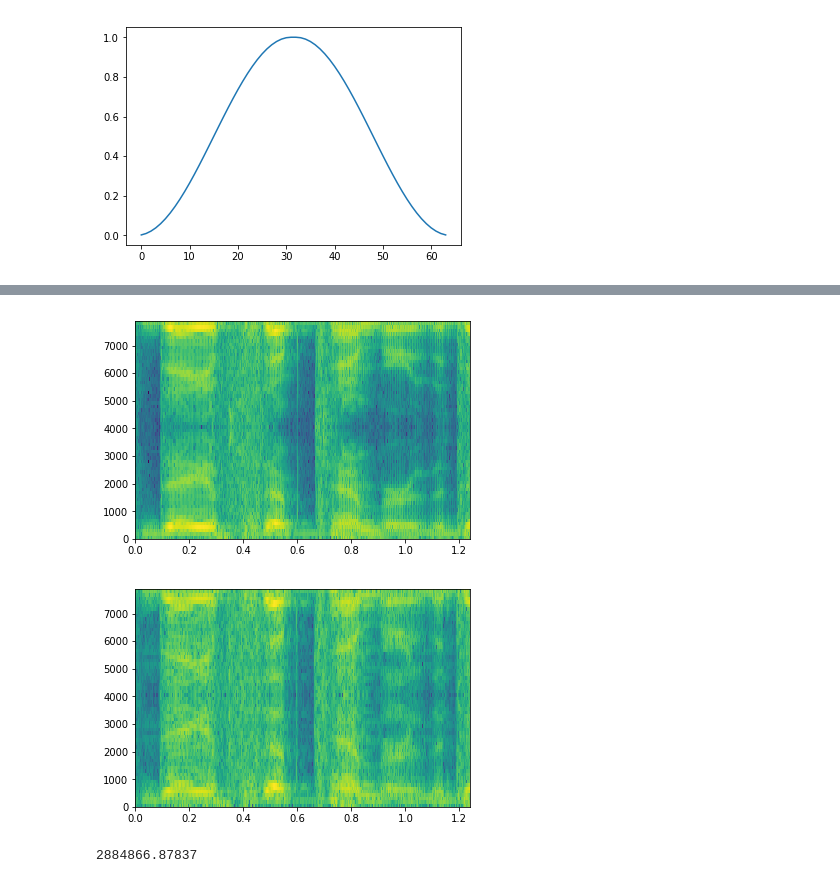
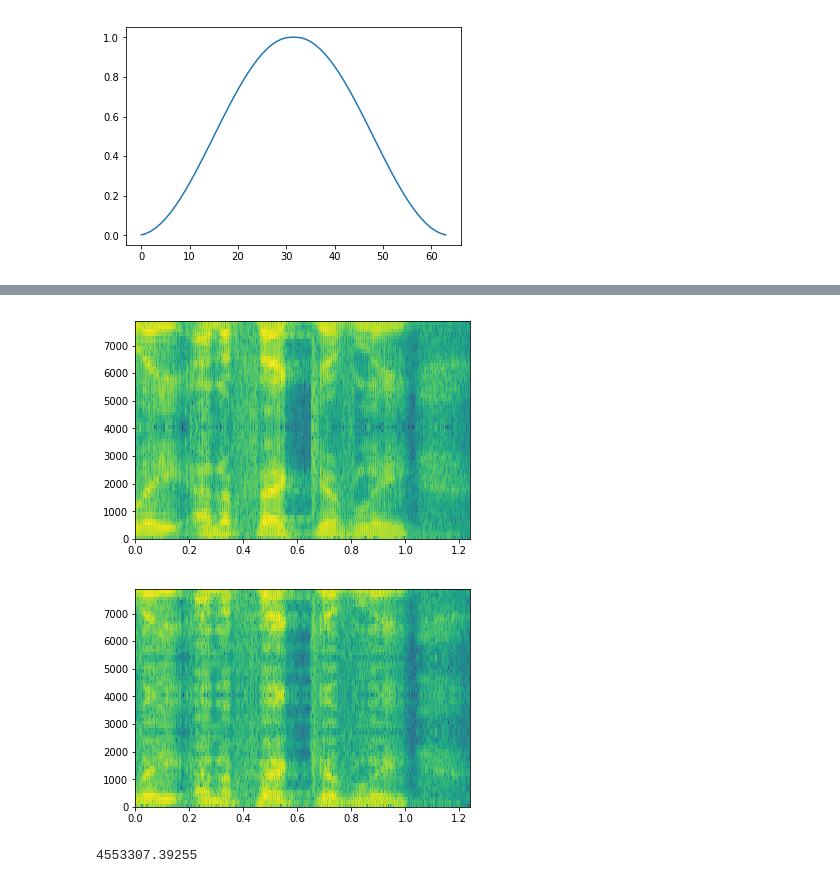
Before and after one commit to danielthank/VoiceTransformer, a Jupyter notebook: python/veritune.ipynb, the cells around one changed output, grey strips where cells are left out. Cells and saved outputs as stored; diff of their text form; code cells hidden in the pictures.

```diff
--- a/python/veritune.ipynb
+++ b/python/veritune.ipynb
@@ -72,7 +72,7 @@ def transform2(data):
         t += 24
     return output
 # %%
-sr, data = wavfile.read('cnn.wav')
+sr, data = wavfile.read('../test_wmv/trump.wav')
 ratio = sr / 8000
 data = np.interp(np.arange(0, len(data), ratio), np.arange(0, len(data)), data)
 data = data[100000:200000]
@@ -96,13 +96,13 @@ Audio(result1, rate=sr)
 # %%
 result2 = transform2(data) # transform(data, 2/3)
 draw_spectrogram(data[:10000])
-draw_spectrogram(result1[:10000])
+draw_spectrogram(result2[:10000])
 print((result2**2).mean())
 Audio(result2, rate=sr)
 # %% [output]
-[figure, old version]
+[figure, new version]
-[figure, old version]
+[figure, new version]
-2884866.87837
+4553307.39255
 [interactive output not drawn]
 # %%
 result3 = result1 + result2
```
Also changed, not shown: parts of 3 cells of this notebook, 4 other files.
